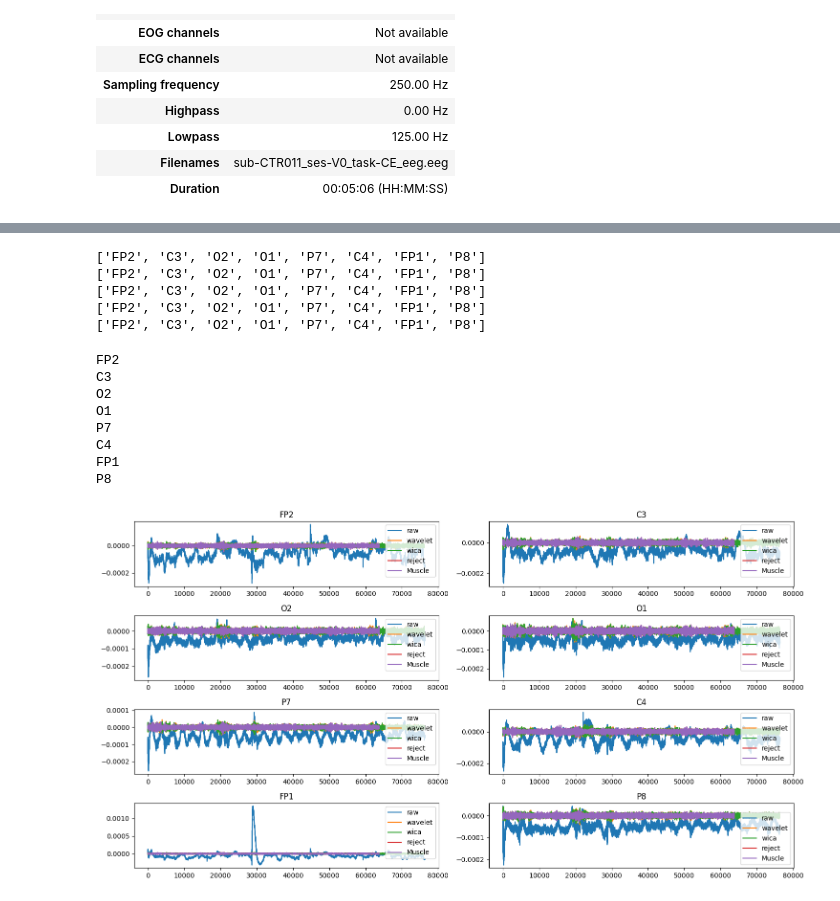
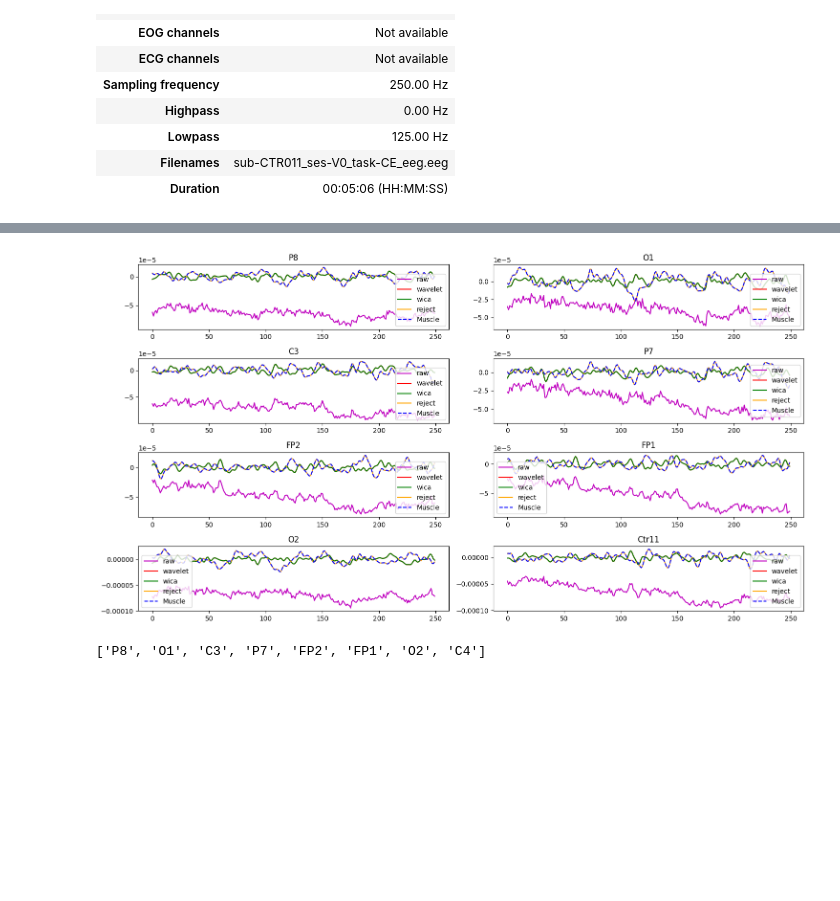
Before and after one commit to GRUNECO/eeg_harmonization, a Jupyter notebook: misc/check_stages_prep.ipynb, the cells around one changed output, grey strips where cells are left out. Cells and saved outputs as stored; diff of their text form; code cells hidden in the pictures; blank space fills up the shorter version.

```diff
--- a/misc/check_stages_prep.ipynb
+++ b/misc/check_stages_prep.ipynb
@@ -188,9 +171,9 @@ for space in space_names:
     row = row_index // 2  # Determina la fila del subplot
     col = row_index % 2   # Determina la columna del subplot
 
-    axs[row, col].plot(ffo_prep, ss_prep, label='Prep',color='y')
+    #axs[row, col].plot(ffo_prep, ss_prep, label='Prep',color='y')
     #axs[row, col].plot(ffo_wica, ss_wica, label='wICA',color='m')
-    #axs[row, col].plot(ffo_reject, ss_reject, label='Reject',color='b', linestyle='--')
+    axs[row, col].plot(ffo_reject, ss_reject, label='Reject',color='b', linestyle='--')
     axs[row, col].set_xlim(20, 50)
     axs[row, col].legend()
     axs[row, col].set_title(space)  # Utiliza 'space' en lugar de 'ch' para el título
@@ -369,9 +352,9 @@ for space in space_names:
     row = row_index // 2  # Determina la fila del subplot
     col = row_index % 2   # Determina la columna del subplot
 
-    #axs[row, col].plot(rffo_prep, rss_prep, label='Prep',color='y')
-    axs[row, col].plot(rffo_wica, rss_wica, label='wICA',color='m')
-    axs[row, col].plot(rffo_reject, rss_reject, label='Reject',color='b', linestyle='--')
+    axs[row, col].plot(rffo_prep, rss_prep, label='Prep',color='y')
+    #axs[row, col].plot(rffo_wica, rss_wica, label='wICA',color='m')
+    #axs[row, col].plot(rffo_reject, rss_reject, label='Reject',color='b', linestyle='--')
 
     axs[row, col].set_xlim(1.5, 50)
     axs[row, col].legend()
@@ -507,42 +490,23 @@ Ready.
-# %%
-print(signal_uploaded.info.ch_names)
-print(signal_wavelet.info.ch_names)
-print(signal_wica.info.ch_names)
-print(signal_reject.info.ch_names)
-print(signal_DM.info.ch_names)
-# %% [output]
-['FP2', 'C3', 'O2', 'O1', 'P7', 'C4', 'FP1', 'P8']
-['FP2', 'C3', 'O2', 'O1', 'P7', 'C4', 'FP1', 'P8']
-['FP2', 'C3', 'O2', 'O1', 'P7', 'C4', 'FP1', 'P8']
-['FP2', 'C3', 'O2', 'O1', 'P7', 'C4', 'FP1', 'P8']
-['FP2', 'C3', 'O2', 'O1', 'P7', 'C4', 'FP1', 'P8']
 # %%
 num_rows=4
 fig, axs = plt.subplots(num_rows, 2, figsize=(15, 2*num_rows))
 row_index=0
+colors=['m','r','g','orange','b']
 for i,ch in enumerate(signal_uploaded.info.ch_names):
-    print(ch)
     row = row_index // 2  # Determina la fila del subplot
     col = row_index % 2
-    axs[row,col].plot(signal_uploaded.get_data()[i,:],label='raw')
-    axs[row,col].plot(signal_wavelet.get_data()[i,:],label='wavelet')
-    axs[row,col].plot(signal_wica.get_data()[i,:],label='wica')
-    axs[row,col].plot(signal_reject.get_data()[i,:],label='reject')
-    axs[row,col].plot(signal_DM.get_data()[i,:],label='Muscle')
+    axs[row,col].plot(signal_uploaded.get_data()[i,10000:10250],label='raw',color=colors[0])
+    axs[row,col].plot(signal_wavelet.get_data()[i,10000:10250],label='wavelet',color=colors[1])
+    axs[row,col].plot(signal_wica.get_data()[i,10000:10250],label='wica',color=colors[2])
+    axs[row,col].plot(signal_reject.get_data()[i,10000:10250],label='reject',color=colors[3])
+    axs[row,col].plot(signal_DM.get_data()[i,10000:10250],label='Muscle',color=colors[4], linestyle='--')
     axs[row, col].legend()
     row_index += 1
     axs[row, col].set_title(ch)
+plt.title('Ctr11')
 plt.tight_layout()
 plt.show()
 # %% [output]
-FP2
-C3
-O2
-O1
-P7
-C4
-FP1
-P8
-[figure, old version]
+[figure, new version]
 # %%
 from sovachronux.qeeg_psd_chronux import qeeg_psd_chronux
@@ -603,3 +567,8 @@ pot_dm,ss_dm,ffo_dm=periodogram(signal_DM.get_data(), signal_DM.info['sfreq'], b
+# %%
+signal_uploaded.info['ch_names']
+signal_wavelet.info.ch_names
+# %% [output]
+['P8', 'O1', 'C3', 'P7', 'FP2', 'FP1', 'O2', 'C4']
 # %%
 num_rows=4
 fig1, axs1 = plt.subplots(num_rows, 2, figsize=(15, 2*num_rows))
```
Also changed, not shown: parts of 10 cells of this notebook.
